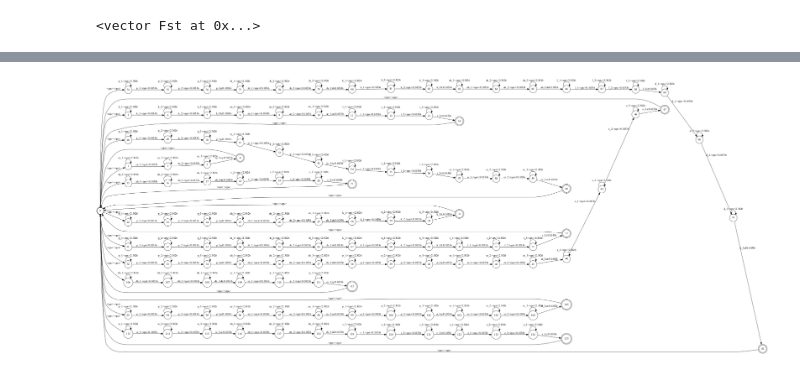
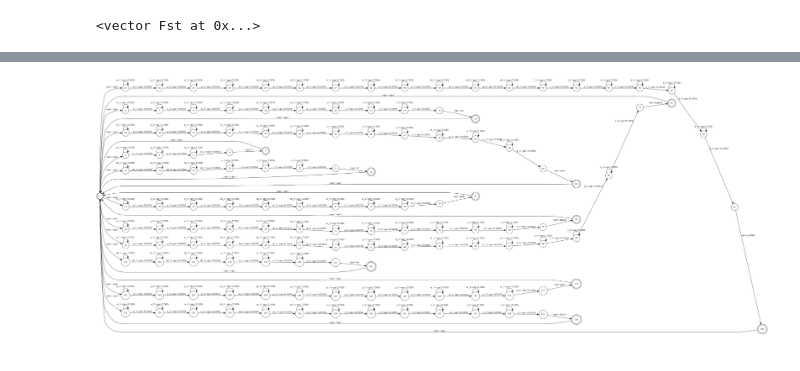
Before and after one commit to jooeun9199/INFR11033, a Jupyter notebook: asr_lab1.ipynb, the cells around one changed output, grey strips where cells are left out. Drawn from its saved outputs; the diff is of its cells as text; code cells hidden in the pictures.

```diff
--- a/asr_lab1.ipynb
+++ b/asr_lab1.ipynb
@@ -502,8 +502,6 @@ def generate_weighted_phone_wfst(f, start_state, phone, n):
         f.add_arc(prev_state, fst.Arc(in_label, 0, -math.log(0.1), prev_state))
         f.add_arc(prev_state, fst.Arc(in_label, 0, -math.log(0.9), current_state))
 
-    f.delete_arcs(prev_state,1)
-    f.add_arc(prev_state, fst.Arc(in_label, phone_table.find(phone), -math.log(0.9), current_state))
     return current_state
 
 f = fst.Fst()
@@ -615,7 +613,9 @@ def generate_weighted_word_wfst(f, start_state, word, n):
     # your code here
     for phone in lex[word]:
         current_state = generate_weighted_phone_wfst(f,current_state,phone,n)
-    f.set_final(current_state)
+    final = f.add_state()
+    f.add_arc(current_state, fst.Arc(0, word_table.find(word), 0, final))
+    f.set_final(final)
 
     return f
 
@@ -625,7 +625,7 @@ f.set_start(start)
 
 generate_weighted_word_wfst(f, start, 'peppers', 3)
 f.set_input_symbols(state_table)
-f.set_output_symbols(phone_table)
+f.set_output_symbols(word_table)
 
 # We need special code to display the higher-resolution WFSTs inside Jupyter notebook
 from subprocess import check_call
@@ -721,35 +721,36 @@ def generate_weighted_word_sequence_recognition_wfst(n):
     Returns:
         the constructed WFST
 
     """
 
     f = fst.Fst()
 
     # create a single start state
     start_state = f.add_state()
     f.set_start(start_state)
 
     # your code here
 
 
     for word, phones in lex.items():
         current_state = f.add_state()
         f.add_arc(start_state, fst.Arc(0, 0, 0, current_state))
 
         for phone in phones:
             current_state = generate_weighted_phone_wfst(f, current_state, phone, n)
-
-        f.set_final(current_state)
-        f.add_arc(current_state, fst.Arc(0, 0, 0, start_state))
+        final_state = f.add_state()
+        f.set_final(final_state)
+        f.add_arc(current_state, fst.Arc(0, word_table.find(word), 0, final_state))
+        f.add_arc(final_state, fst.Arc(0, 0, 0, start_state))
 
 
     return f
 f = generate_weighted_word_sequence_recognition_wfst(3)
 f.set_input_symbols(state_table)
-f.set_output_symbols(phone_table)
+f.set_output_symbols(word_table)
 
 f.draw('tmp.dot', portrait=True)
 check_call(['dot','-Tpng','-Gdpi=200','tmp.dot','-o','tmp.png'])
 Image(filename='tmp.png')
 # %% [output]
-[figure, old version]
+[figure, new version]
```
Also changed, not shown: parts of 3 cells of this notebook, 7 other files.
